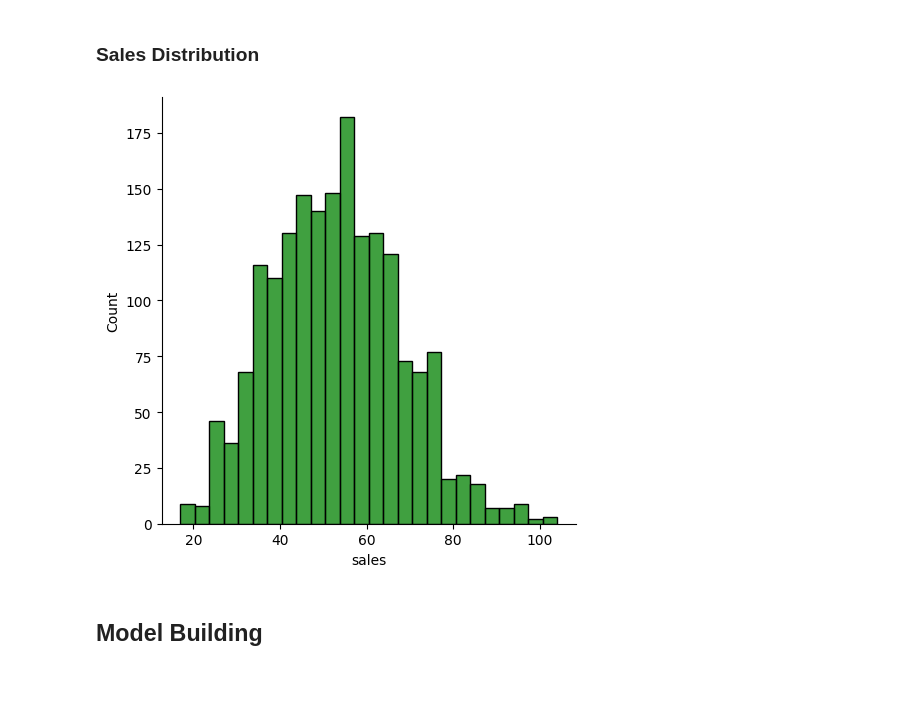
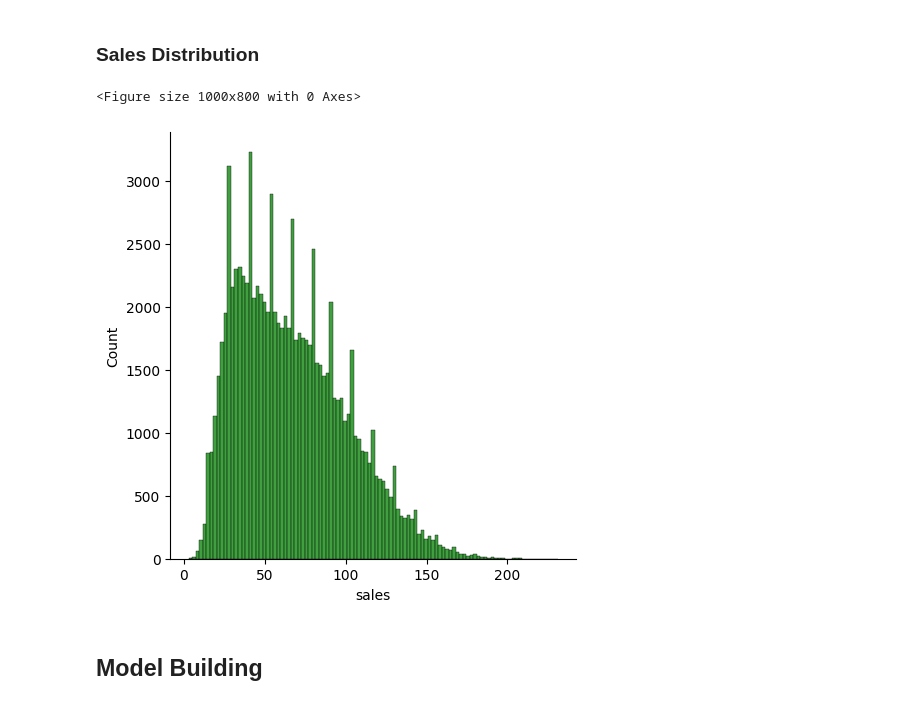
Before and after one commit to TanatB/gosoft_interview_assessment, a Jupyter notebook: main.ipynb, the cells around one changed output. Saved outputs shown, nothing was run; the diff lists cells and outputs as text; code cells hidden in the pictures.

```diff
--- a/main.ipynb
+++ b/main.ipynb
@@ -126,6 +181,4 @@ df['day_of_week'] = df['date'].dt.day_of_week
 df['day_of_month'] = df['date'].dt.day
 df['month'] = df['date'].dt.month
 df['year'] = df['date'].dt.year
-# %%
-df = df.drop('date', axis=1)
 # %% [markdown]
@@ -184 +261,6 @@ grouped_df
+# %%
+for i in (1, 7, 30):
+    df[f'lag_{i}'] = df.groupby(['store', 'item'])['sales'].shift(i)
+
+# df.set_index(['date', 'store', 'item', 'sales', 'lag_1', 'lag_7', 'lag_30', 'day_of_week', 'day_of_month', 'year'])
 # %%
@@ -249 +329,3 @@ plt.show()
+# %%
+store_number = 2    # From 1 to 10
 # %%
@@ -259,9 +340,11 @@ KeyError: 'date'
 # %% [markdown]
 ### Sales Distribution
 # %%
-sns.displot(stores[1][6]['sales'], color='green')
+plt.figure(figsize=(10,8))
+sns.displot(df[df['store'] == store_number].sales, color='green')
 plt.show()
 # %% [output]
+<Figure size 1000x800 with 0 Axes>
-[figure, old version]
+[figure, new version]
 # %% [markdown]
 ## Model Building
```
Also changed, not shown: parts of 42 cells of this notebook.
